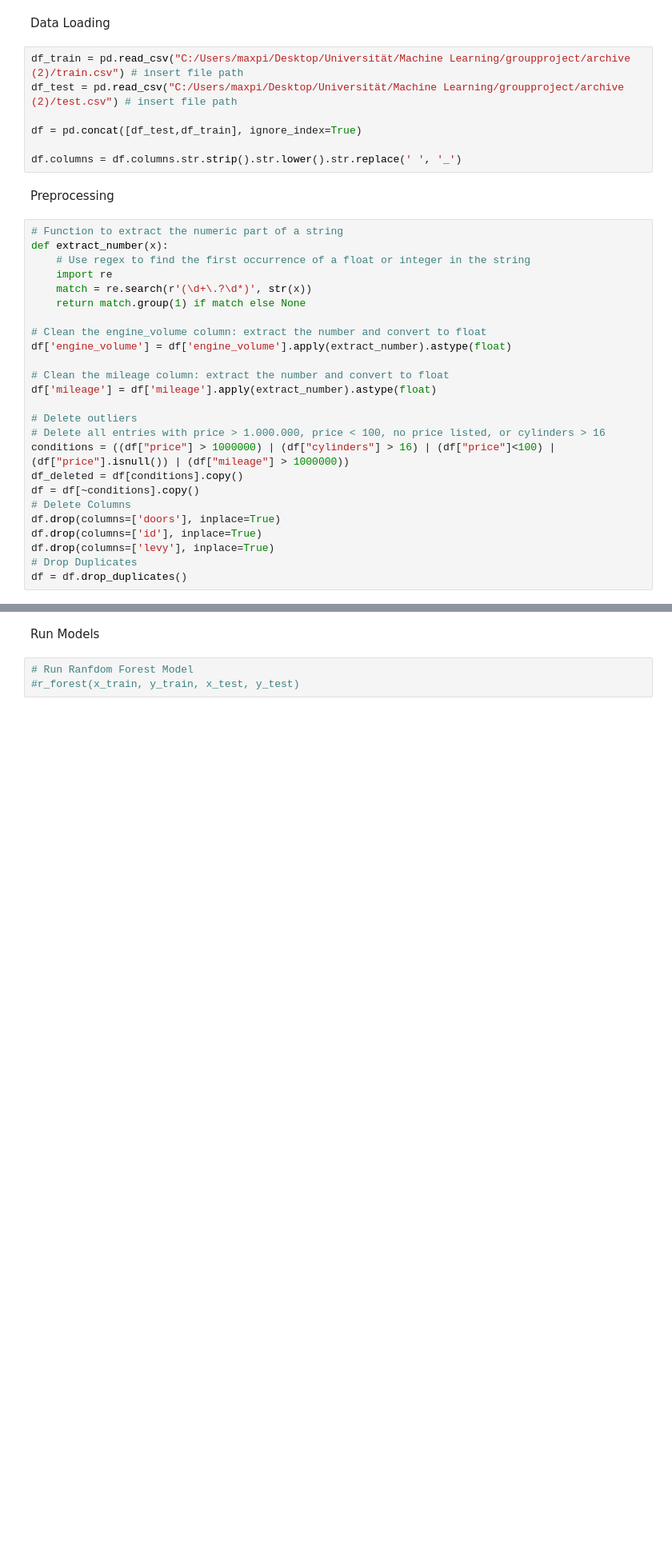
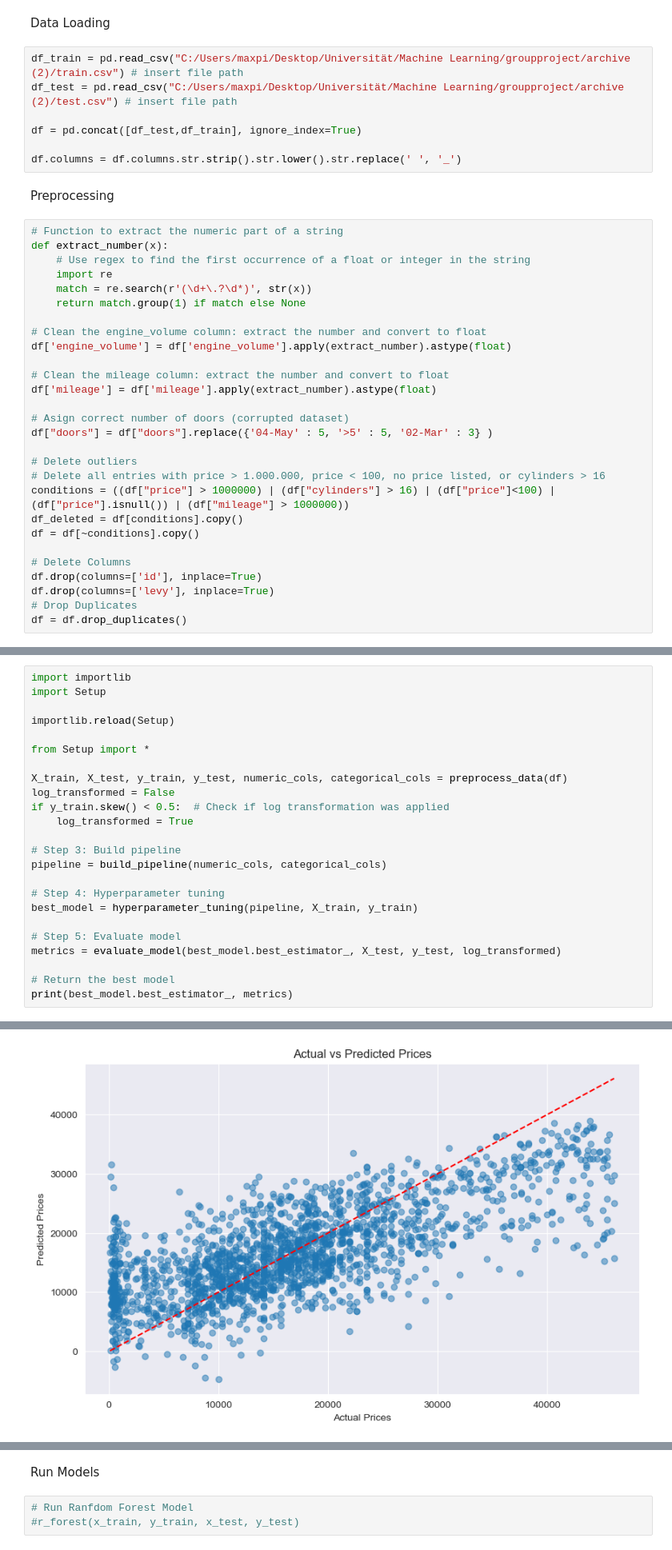
Before and after one commit to julianbeese/nova_machine_learning, a Jupyter notebook: ml_modelle.ipynb, the cells around one changed output, grey strips where cells are left out. Shown at 80% size. Cells and saved outputs as stored; diff of their text form; blank space fills up the shorter version.

Commit message:
Setup.py file with functionality ml_modelle with data loadng and running of ml-models

```diff
--- a/ml_modelle.ipynb
+++ b/ml_modelle.ipynb
@@ -34,13 +45,16 @@ df['engine_volume'] = df['engine_volume'].apply(extract_number).astype(float)
 # Clean the mileage column: extract the number and convert to float
 df['mileage'] = df['mileage'].apply(extract_number).astype(float)
 
+# Asign correct number of doors (corrupted dataset)
+df["doors"] = df["doors"].replace({'04-May' : 5, '>5' : 5, '02-Mar' : 3} )
+
 # Delete outliers
 # Delete all entries with price > 1.000.000, price < 100, no price listed, or cylinders > 16
 conditions = ((df["price"] > 1000000) | (df["cylinders"] > 16) | (df["price"]<100) | (df["price"].isnull()) | (df["mileage"] > 1000000))
 df_deleted = df[conditions].copy()
 df = df[~conditions].copy()
+
 # Delete Columns
-df.drop(columns=['doors'], inplace=True)
 df.drop(columns=['id'], inplace=True)
 df.drop(columns=['levy'], inplace=True)
 # Drop Duplicates
@@ -47,0 +69,25 @@ df = df.drop_duplicates()
+# %%
+import importlib
+import Setup
+
+importlib.reload(Setup)
+
+from Setup import *
+
+X_train, X_test, y_train, y_test, numeric_cols, categorical_cols = preprocess_data(df)
+log_transformed = False
+if y_train.skew() < 0.5:  # Check if log transformation was applied
+    log_transformed = True
+
+# Step 3: Build pipeline
+pipeline = build_pipeline(numeric_cols, categorical_cols)
+
+# Step 4: Hyperparameter tuning
+best_model = hyperparameter_tuning(pipeline, X_train, y_train)
+
+# Step 5: Evaluate model
+metrics = evaluate_model(best_model.best_estimator_, X_test, y_test, log_transformed)
+
+# Return the best model
+print(best_model.best_estimator_, metrics)
+# %% [output]
@@ -47,0 +102 @@ df = df.drop_duplicates()
+[figure, added]
```
Also changed, not shown: parts of 7 cells of this notebook, 2 other files.
